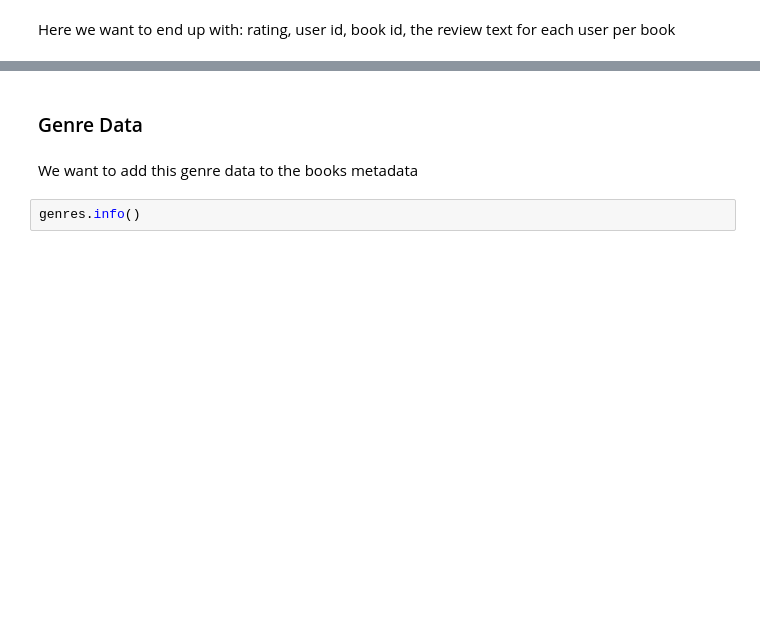
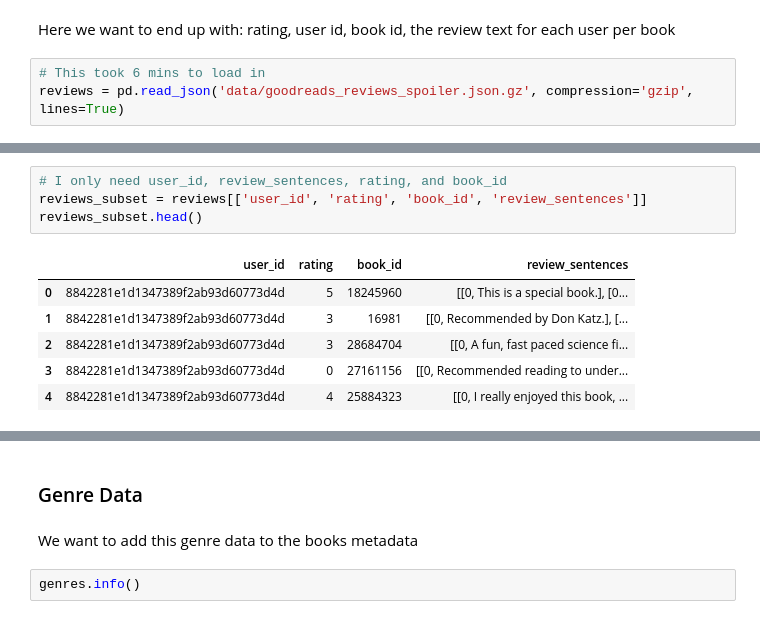
Before and after one commit to shelleylwang/goodreads-recommendations, a Jupyter notebook: data_prep.ipynb, the cells around one changed output, grey strips where cells are left out. Drawn from its saved outputs; the diff is of its cells as text; blank space fills up the shorter version.

```diff
--- a/data_prep.ipynb
+++ b/data_prep.ipynb
@@ -28,2 +70,5 @@ Note that the three datasets are quite large, so they'll take some time to run.
 # %% [markdown]
 Here we want to end up with: rating, user id, book id, the review text for each user per book
+# %%
+# This took 6 mins to load in
+reviews = pd.read_json('data/goodreads_reviews_spoiler.json.gz', compression='gzip', lines=True)
@@ -29,0 +92,11 @@ Here we want to end up with: rating, user id, book id, the review text for each
+# %%
+# I only need user_id, review_sentences, rating, and book_id
+reviews_subset = reviews[['user_id', 'rating', 'book_id', 'review_sentences']]
+reviews_subset.head()
+# %% [output]
+|  | user_id | rating | book_id | review_sentences |
+| 0 | 8842281e1d1347389f2ab93d60773d4d | 5 | 18245960 | [[0, This is a special book.], [0... |
+| 1 | 8842281e1d1347389f2ab93d60773d4d | 3 | 16981 | [[0, Recommended by Don Katz.], [... |
+| 2 | 8842281e1d1347389f2ab93d60773d4d | 3 | 28684704 | [[0, A fun, fast paced science fi... |
+| 3 | 8842281e1d1347389f2ab93d60773d4d | 0 | 27161156 | [[0, Recommended reading to under... |
+| 4 | 8842281e1d1347389f2ab93d60773d4d | 4 | 25884323 | [[0, I really enjoyed this book, ... |
```
Also changed, not shown: parts of 33 cells of this notebook, 1 other file.
